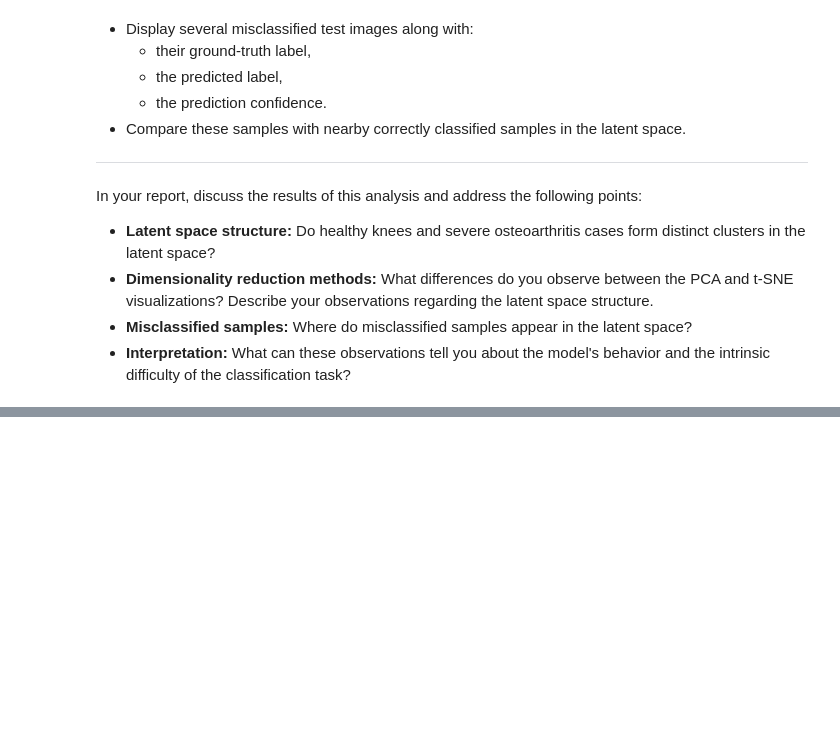
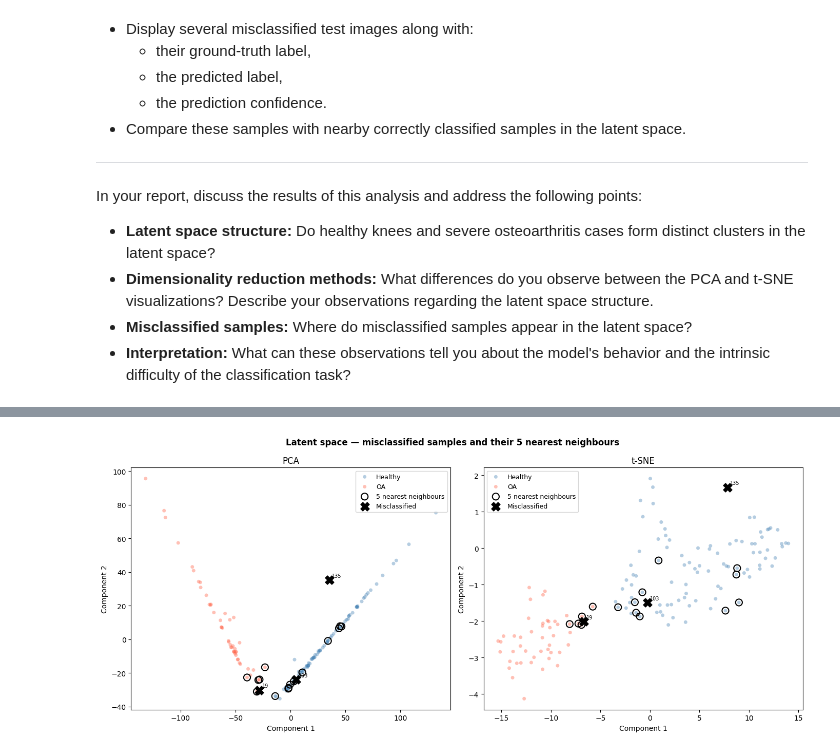
Before and after one commit to cornelka/ugentAI_kneeOA, a Jupyter notebook: notebooks/4_latentspace/latentspace.ipynb, the cells around one changed output, grey strips where cells are left out. Cells and saved outputs as stored; diff of their text form; code cells hidden in the pictures; blank space fills up the shorter version.

```diff
--- a/notebooks/4_latentspace/latentspace.ipynb
+++ b/notebooks/4_latentspace/latentspace.ipynb
@@ -50,0 +306,66 @@ In your report, discuss the results of this analysis and address the following p
+# %%
+# 5 nearest neighbours in 128-dim feature space
+knn = NearestNeighbors(n_neighbors=6)  # 6 = self + 5 neighbours
+knn.fit(all_features)
+
+fig, axes = plt.subplots(1, 2, figsize=(14, 6))
+
+for ax, (emb, title) in zip(axes, [(feats_pca, "PCA"), (feats_tsne, "t-SNE")]):
+    for cls, (name, color) in enumerate(zip(CLASS_NAMES, CLASS_COLORS)):
+        m = all_labels == cls
+        ax.scatter(
+            emb[m, 0],
+            emb[m, 1],
+            c=color,
+            alpha=0.4,
+            s=25,
+            edgecolors="none",
+            label=name,
+        )
+
+    first = True
+    for idx in misc_idx:
+        _, nbr_idx = knn.kneighbors([all_features[idx]])
+        nbrs = nbr_idx[0][1:]  # exclude self
+
+        ax.scatter(
+            emb[nbrs, 0],
+            emb[nbrs, 1],
+            facecolors="none",
+            edgecolors="black",
+            s=90,
+            linewidths=1.5,
+            label="5 nearest neighbours" if first else "",
+        )
+        ax.scatter(
+            emb[idx, 0],
+            emb[idx, 1],
+            marker="X",
+            c="black",
+            s=150,
+            zorder=6,
+            label="Misclassified" if first else "",
+        )
+        ax.annotate(
+            str(idx),
+            emb[idx],
+            fontsize=7,
+            ha="left",
+            xytext=(4, 4),
+            textcoords="offset points",
+        )
+        first = False
+
+    ax.set_title(title, fontsize=12)
+    ax.legend(fontsize=9)
+    ax.set_xlabel("Component 1")
+    ax.set_ylabel("Component 2")
+
+plt.suptitle(
+    "Latent space — misclassified samples and their 5 nearest neighbours",
+    fontweight="bold",
+)
+plt.tight_layout()
+plt.show()
+# %% [output]
+[figure, added]
```
Also changed, not shown: parts of 17 cells of this notebook, 1 other file.
